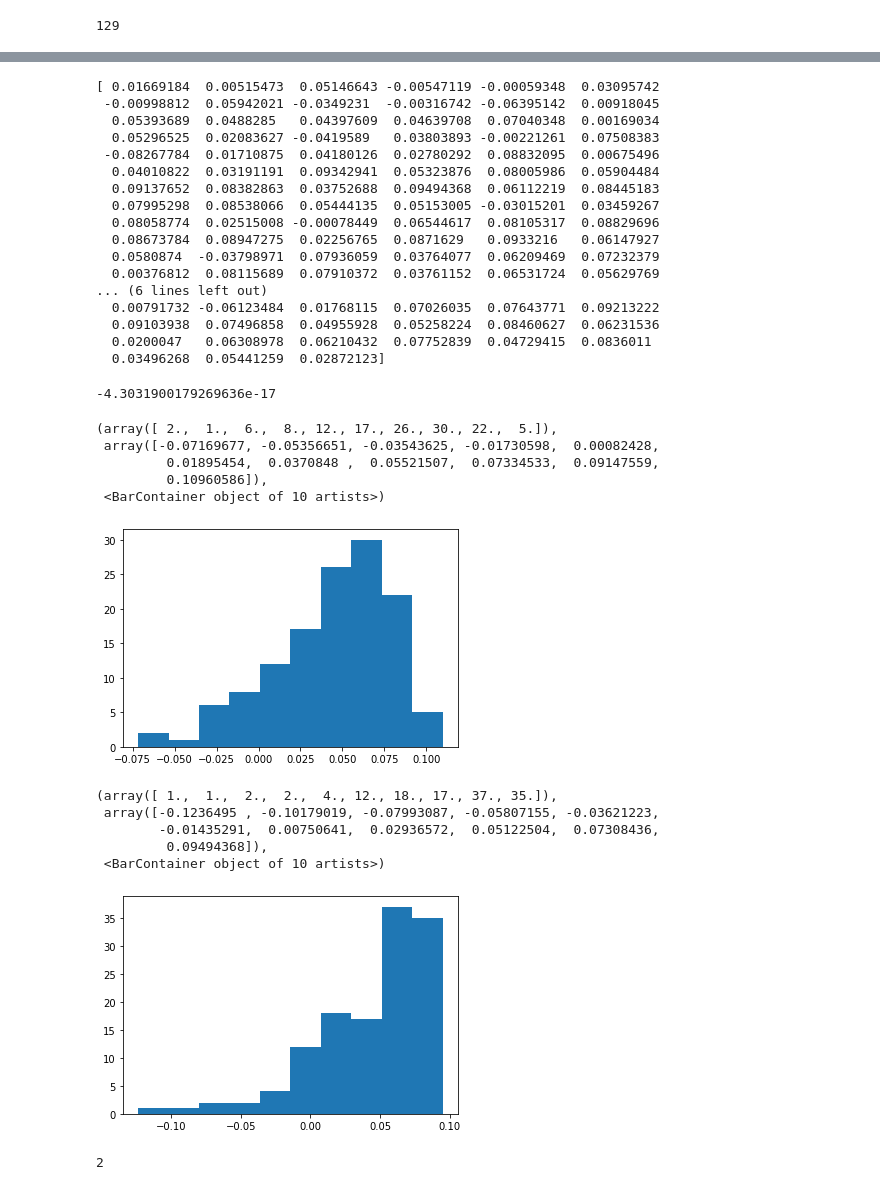
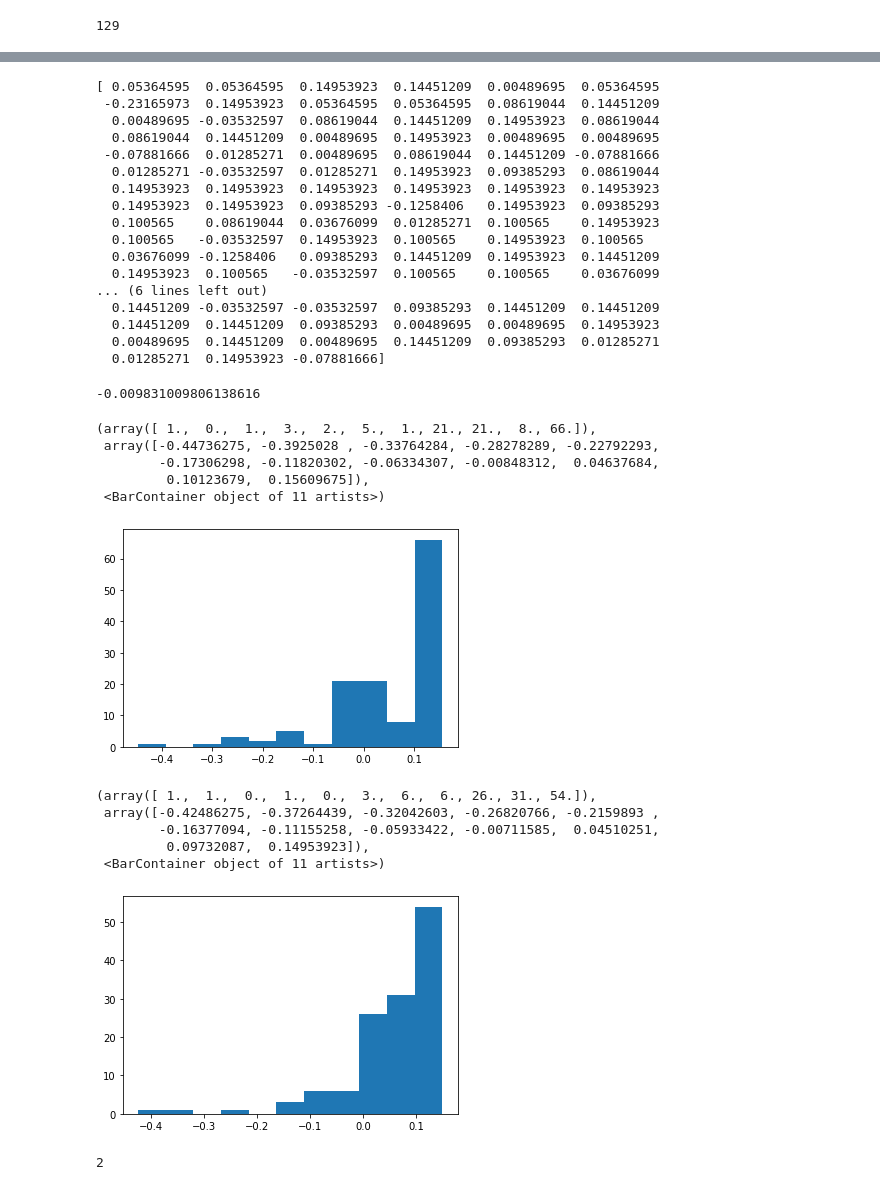
Before and after one commit to anti002/IsolationForestTinyML, a Jupyter notebook: Offline_solution/antonForest.ipynb, the cells around one changed output, grey strips where cells are left out. Saved outputs shown, nothing was run; the diff lists cells and outputs as text; code cells hidden in the pictures.

```diff
--- a/Offline_solution/antonForest.ipynb
+++ b/Offline_solution/antonForest.ipynb
@@ -61,7 +61,7 @@ class antonForest():
         average_length = self.path_length(data)
         scores = np.array([np.power(2, -l/c(self.sample_size)) for l in average_length])
         #WARNING fix - and +0.5
-        scores = -scores +0.5250543855355995 #-0.4209613673797462
+        scores = -scores + 0.4775#+0.5250543855355995 #-0.4209613673797462
         return scores
 
     def predict_from_score(self, scores, threshold):
@@ -179,9 +179,10 @@ def c(size):
         return 1
     return 0
 
+n_trees = 1
 np.random.seed(42)
-clf = antonForest(100, 256, random_state=random_state)
-clf_lib = IsolationForest(n_estimators = 100, random_state=random_state)
+clf = antonForest(n_trees, 256, random_state=random_state)
+clf_lib = IsolationForest(n_estimators = n_trees, random_state=random_state)
 # Data generation
 #X1 = 0.3 * np.random.randn(n_inliers // 2, 2) #Removed offest
 #X2 = 0.3 * np.random.randn(n_inliers // 2, 2) #Removed offset
@@ -189,7 +190,7 @@ clf_lib = IsolationForest(n_estimators = 100, random_state=random_state)
 # Add outliers
 #X = np.r_[X, np.random.uniform(low=-6, high=6, size=(n_outliers, 2))]
 
-data = scipy.io.loadmat('C:\\Users\\anton\\OneDrive\\Skrivbord\\Thesis_Code\\IsolationForestTinyML\\DatSets\\ionosphere.mat',
+data = scipy.io.loadmat('C:\\Users\\anton\\OneDrive\\Skrivbord\\Thesis_Code\\IsolationForestTinyML\\DatSets\\wine.mat',
                         squeeze_me=False)
 
 enlist = list(data.items())
@@ -289,46 +290,46 @@ print(scores_pred)
 #print(scores_pred_lib)
 print(scores_pred_lib)
 # %% [output]
-[ 0.01669184  0.00515473  0.05146643 -0.00547119 -0.00059348  0.03095742
- -0.00998812  0.05942021 -0.0349231  -0.00316742 -0.06395142  0.00918045
-  0.05393689  0.0488285   0.04397609  0.04639708  0.07040348  0.00169034
-  0.05296525  0.02083627 -0.0419589   0.03803893 -0.00221261  0.07508383
- -0.08267784  0.01710875  0.04180126  0.02780292  0.08832095  0.00675496
-  0.04010822  0.03191191  0.09342941  0.05323876  0.08005986  0.05904484
-  0.09137652  0.08382863  0.03752688  0.09494368  0.06112219  0.08445183
-  0.07995298  0.08538066  0.05444135  0.05153005 -0.03015201  0.03459267
-  0.08058774  0.02515008 -0.00078449  0.06544617  0.08105317  0.08829696
-  0.08673784  0.08947275  0.02256765  0.0871629   0.0933216   0.06147927
-  0.0580874  -0.03798971  0.07936059  0.03764077  0.06209469  0.07232379
-  0.00376812  0.08115689  0.07910372  0.03761152  0.06531724  0.05629769
+[ 0.05364595  0.05364595  0.14953923  0.14451209  0.00489695  0.05364595
+ -0.23165973  0.14953923  0.05364595  0.05364595  0.08619044  0.14451209
+  0.00489695 -0.03532597  0.08619044  0.14451209  0.14953923  0.08619044
+  0.08619044  0.14451209  0.00489695  0.14953923  0.00489695  0.00489695
+ -0.07881666  0.01285271  0.00489695  0.08619044  0.14451209 -0.07881666
+  0.01285271 -0.03532597  0.01285271  0.14953923  0.09385293  0.08619044
+  0.14953923  0.14953923  0.14953923  0.14953923  0.14953923  0.14953923
+  0.14953923  0.14953923  0.09385293 -0.1258406   0.14953923  0.09385293
+  0.100565    0.08619044  0.03676099  0.01285271  0.100565    0.14953923
+  0.100565   -0.03532597  0.14953923  0.100565    0.14953923  0.100565
+  0.03676099 -0.1258406   0.09385293  0.14451209  0.14953923  0.14451209
+  0.14953923  0.100565   -0.03532597  0.100565    0.100565    0.03676099
 ... (6 lines left out)
-  0.00791732 -0.06123484  0.01768115  0.07026035  0.07643771  0.09213222
-  0.09103938  0.07496858  0.04955928  0.05258224  0.08460627  0.06231536
-  0.0200047   0.06308978  0.06210432  0.07752839  0.04729415  0.0836011
-  0.03496268  0.05441259  0.02872123]
+  0.14451209 -0.03532597 -0.03532597  0.09385293  0.14451209  0.14451209
+  0.14451209  0.14451209  0.09385293  0.00489695  0.00489695  0.14953923
+  0.00489695  0.14451209  0.00489695  0.14451209  0.09385293  0.01285271
+  0.01285271  0.14953923 -0.07881666]
 # %%
 diff = scores_pred - scores_pred_lib
 print(np.mean(diff))
 # %% [output]
--4.3031900179269636e-17
+-0.009831009806138616
 # %%
-plt.hist(scores_pred)
+plt.hist(scores_pred, bins=11)
 # %% [output]
-(array([ 2.,  1.,  6.,  8., 12., 17., 26., 30., 22.,  5.]),
- array([-0.07169677, -0.05356651, -0.03543625, -0.01730598,  0.00082428,
-         0.01895454,  0.0370848 ,  0.05521507,  0.07334533,  0.09147559,
-         0.10960586]),
- <BarContainer object of 10 artists>)
+(array([ 1.,  0.,  1.,  3.,  2.,  5.,  1., 21., 21.,  8., 66.]),
+ array([-0.44736275, -0.3925028 , -0.33764284, -0.28278289, -0.22792293,
+        -0.17306298, -0.11820302, -0.06334307, -0.00848312,  0.04637684,
+         0.10123679,  0.15609675]),
+ <BarContainer object of 11 artists>)
-[figure, old version]
+[figure, new version]
 # %%
-plt.hist(scores_pred_lib)
+plt.hist(scores_pred_lib, bins=11)
 # %% [output]
-(array([ 1.,  1.,  2.,  2.,  4., 12., 18., 17., 37., 35.]),
- array([-0.1236495 , -0.10179019, -0.07993087, -0.05807155, -0.03621223,
-        -0.01435291,  0.00750641,  0.02936572,  0.05122504,  0.07308436,
-         0.09494368]),
- <BarContainer object of 10 artists>)
+(array([ 1.,  1.,  0.,  1.,  0.,  3.,  6.,  6., 26., 31., 54.]),
+ array([-0.42486275, -0.37264439, -0.32042603, -0.26820766, -0.2159893 ,
+        -0.16377094, -0.11155258, -0.05933422, -0.00711585,  0.04510251,
+         0.09732087,  0.14953923]),
+ <BarContainer object of 11 artists>)
-[figure, old version]
+[figure, new version]
 # %%
 file = open("save_vectors.ino", "w")
 
```
Also changed, not shown: parts of 2 cells of this notebook, 7 other files.
